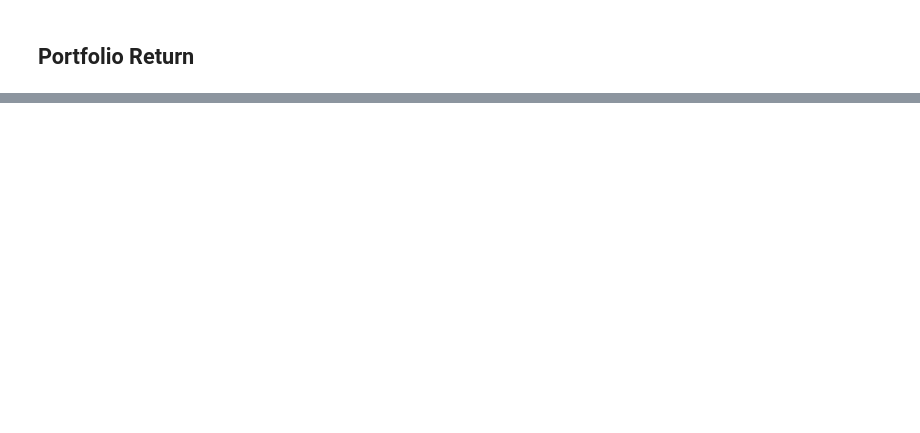
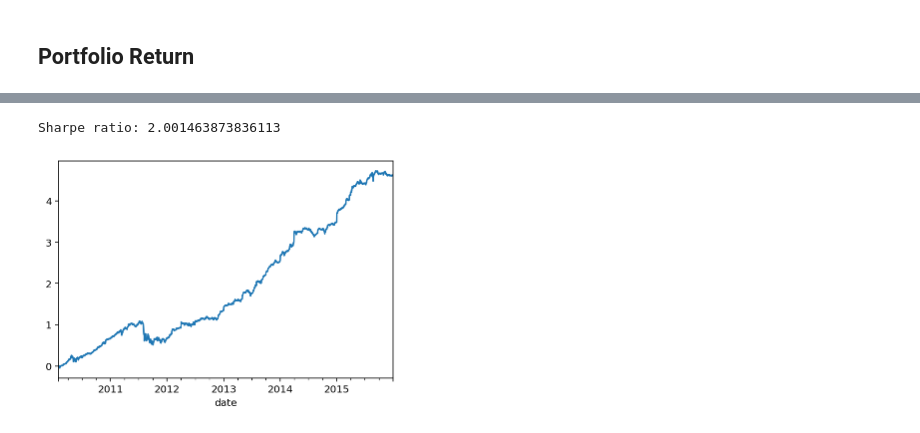
Before and after one commit to iewaij/tseu, a Jupyter notebook: notebooks/fundamental_backtest_mooom.ipynb, the cells around one changed output, grey strips where cells are left out. Cells and saved outputs as stored; diff of their text form; code cells hidden in the pictures; blank space fills up the shorter version.

```diff
--- a/notebooks/fundamental_backtest_mooom.ipynb
+++ b/notebooks/fundamental_backtest_mooom.ipynb
@@ -309,0 +300,8 @@ Sharpe ratio: -0.0392918644873215
+# %%
+margin = position_to_margin(data, long_position, method="percent")
+margin.plot()
+sharpe = sharpe_ratio(data, long_position)
+print(f"Sharpe ratio: {sharpe}")
+# %% [output]
+Sharpe ratio: 2.001463873836113
+[figure, added]
```
Also changed, not shown: parts of 13 cells of this notebook.
